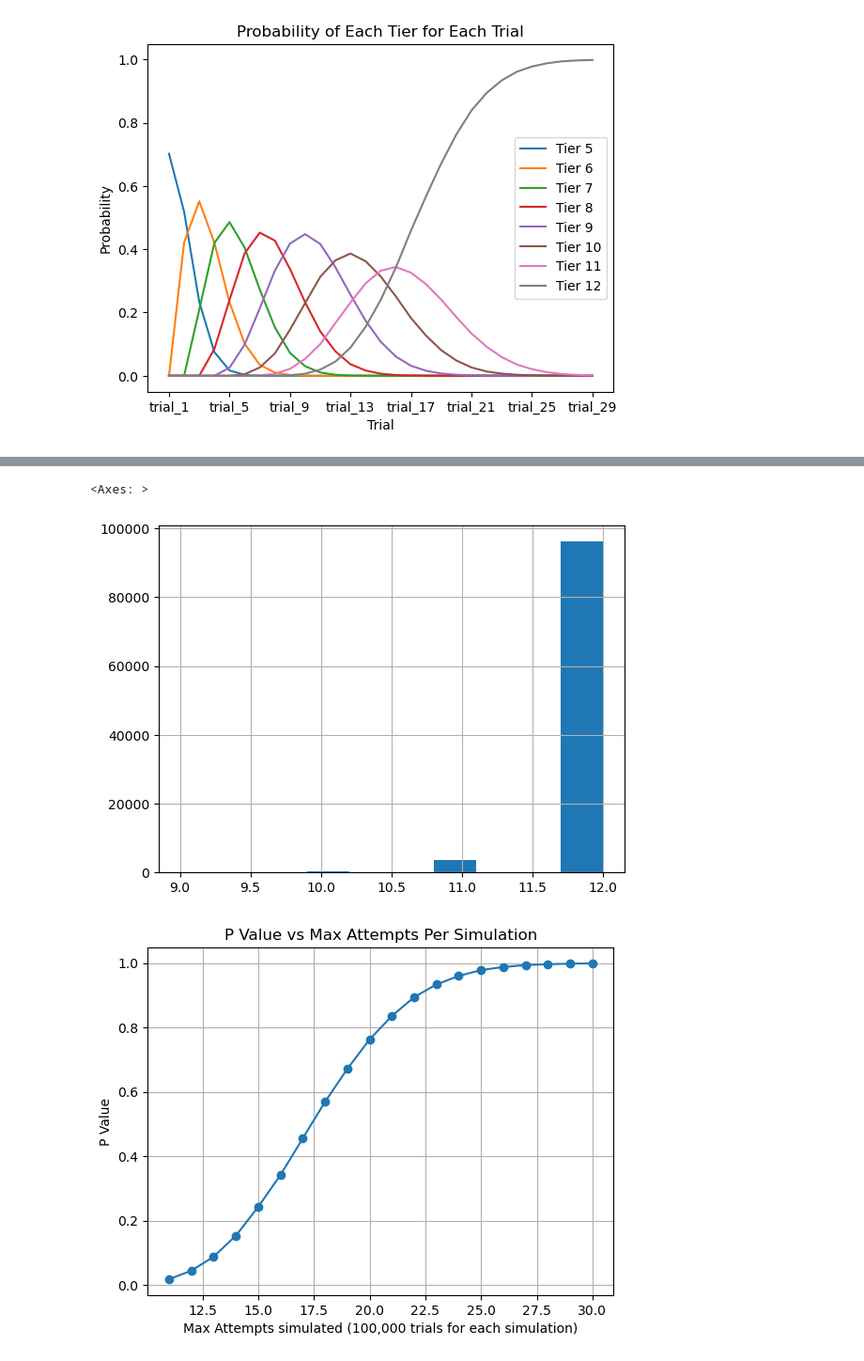
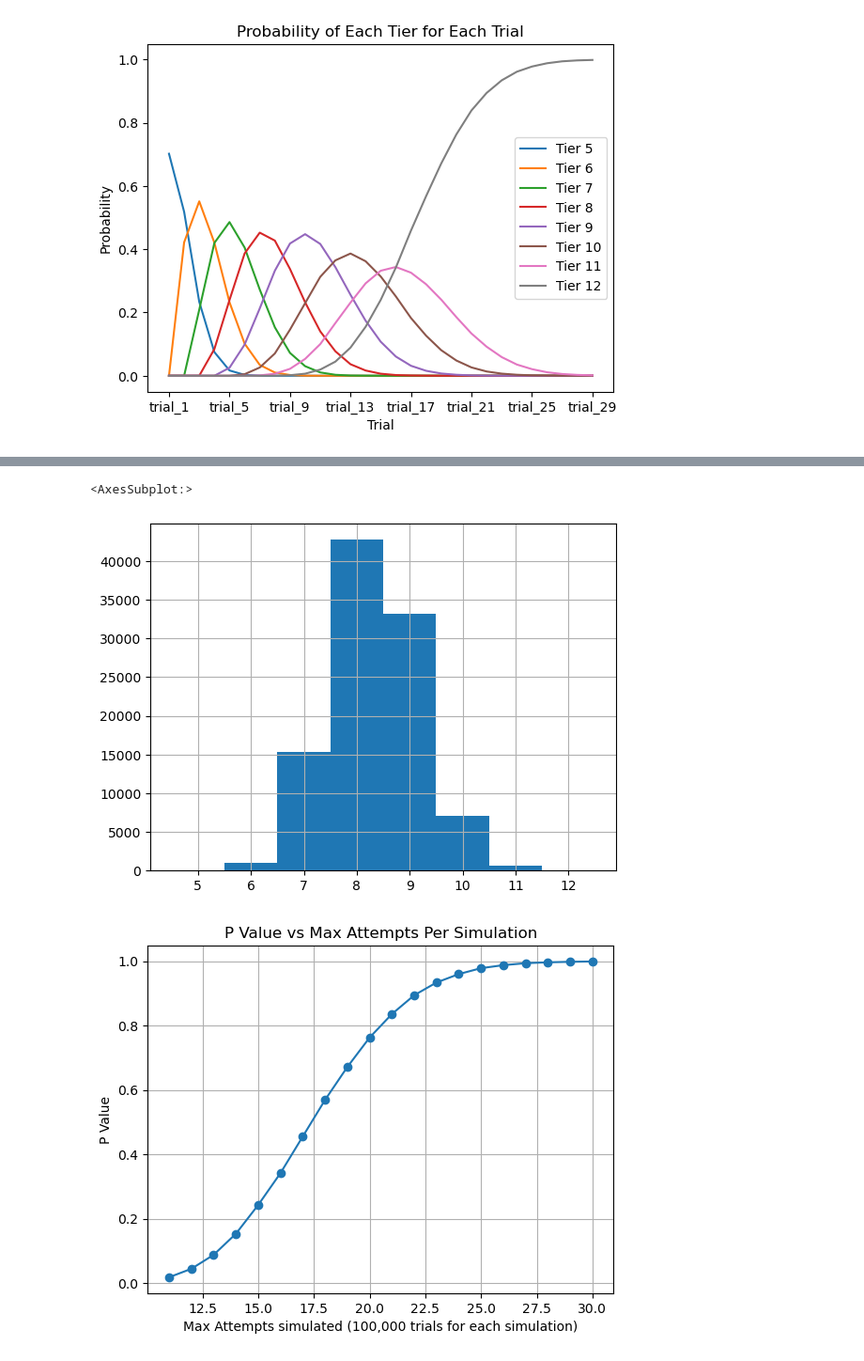
Before and after one commit to terpyPy/D4-Monte-Carlo, a Jupyter notebook: sim_results_nb.ipynb, the cells around one changed output, grey strips where cells are left out. Shown at 94% size. Drawn from its saved outputs; the diff is of its cells as text; code cells hidden in the pictures.

Commit message:
added pkl to DF
added pkl to DF:  PklManager intermediate representation of pickle data we want to load as a dataframe.

```diff
--- a/sim_results_nb.ipynb
+++ b/sim_results_nb.ipynb
@@ -39,5 +12,2 @@ pkl_files
 # %%
-# find all pkl files in the run_n directory with _1, _2, _3, etc.
-pkl_in_dir = glob.glob('run_2/*_*.pkl')
-pkl_in_dir.sort(key=lambda x: int(re.search('results_(\d+)', x).group(1)))
-pkl_in_dir
+pkl_test_dir.sort(k=lambda x: int(re.search('results_(\d+)', x).group(1)))
@@ -88,0 +35,5 @@ results_df
+# %%
+pkl_test_dir.load_all()
+# %%
+test_df = pkl_test_dir.as_df()
+test_df
@@ -88,0 +54,3 @@ results_df
+# %%
+# rename columns trial_0, trial_1, etc
+test_df.columns = ['trial_' + str(i+1) for i in range(test_df.shape[1])]
@@ -169,9 +141,9 @@ Name: count, dtype: int64
 # %%
 # graph the results
-results_df.trial_24.hist()
+test_df.trial_8.hist(bins=range(5, 14), align='left')
 # %% [output]
-<Axes: >
+<AxesSubplot:>
-[figure, old version]
+[figure, new version]
 # %%
 # parse & graph the markdown file for p values of specific tier
 
```
Also changed, not shown: parts of 20 cells of this notebook, 1 other file.
